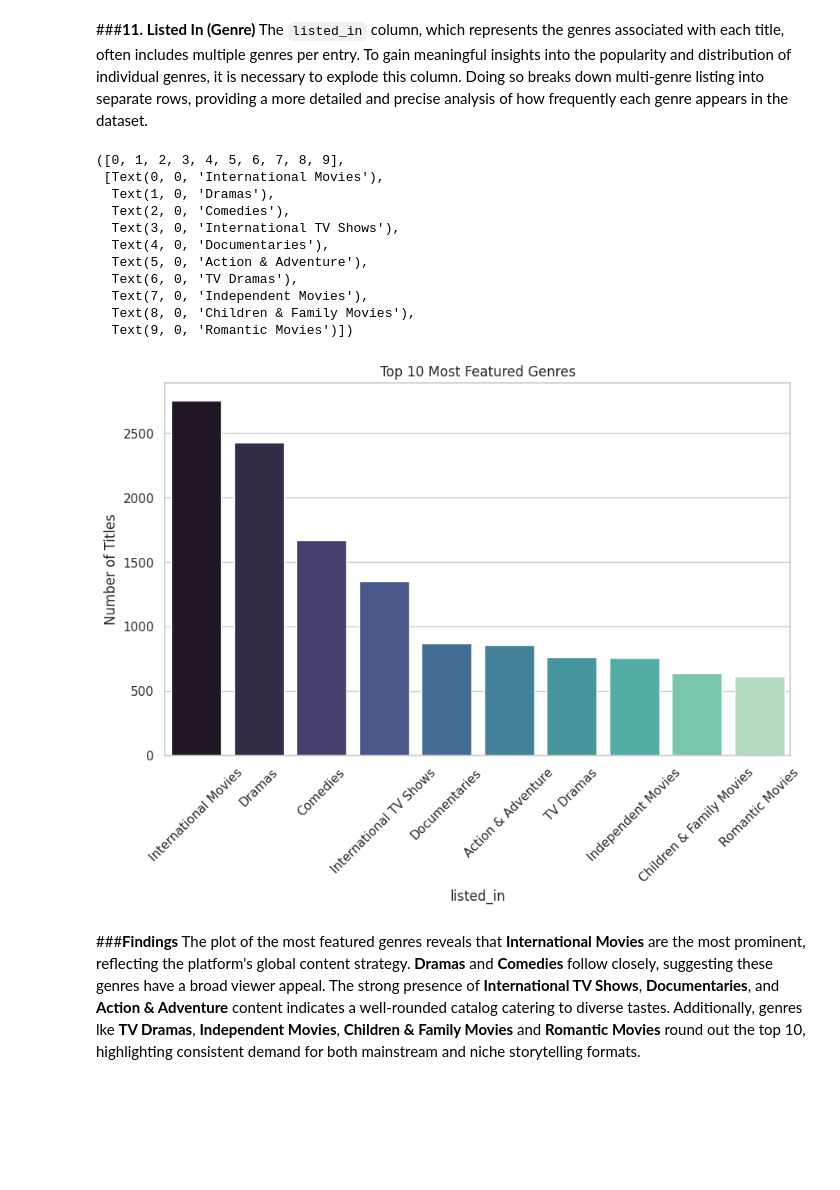
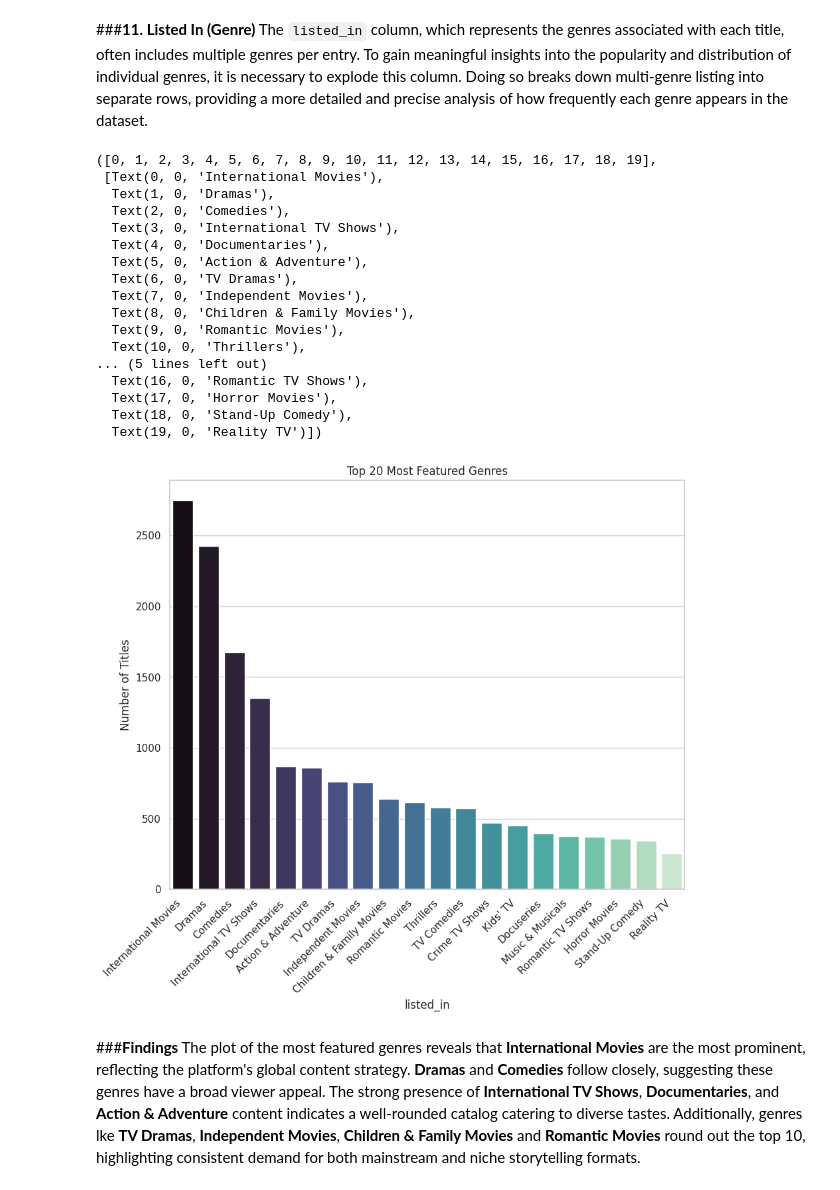
Before and after one commit to StacyChebet/Netflix-EDA, a Jupyter notebook: Netflix_Exploratory_Data_Analysis.ipynb, the cells around one changed output. Drawn from its saved outputs; the diff is of its cells as text; code cells hidden in the pictures; blank space fills up the shorter version.

```diff
--- a/Netflix_Exploratory_Data_Analysis.ipynb
+++ b/Netflix_Exploratory_Data_Analysis.ipynb
@@ -717,41 +736,47 @@ The `listed_in` column, which represents the genres associated with each title,
 # %%
 #Making a copy of the original df
 df_exploded_listed_in = df.copy()
 
 #Filtering out rows where listed_in is 'Unknown'
 df_exploded_listed_in = df_exploded_listed_in[df_exploded_listed_in['listed_in'].str.strip().str.lower() != 'unknown']
 
 #Splitting 'listed_in'by comma, handling NaNs
 df_exploded_listed_in['listed_in'] = df_exploded_listed_in['listed_in'].dropna().str.split(', ')
 
 #Exploding listed_in
 listed_in_exploded = df_exploded_listed_in.explode('listed_in')
 
-#Getting the top 10 most frequent listed_in members
-top_10_listed_in = listed_in_exploded['listed_in'].value_counts().head(10)
+#Getting the top 20 most frequent listed_in members
+top_20_listed_in = listed_in_exploded['listed_in'].value_counts().head(20)
 
 #Converting the series to a DataFrame for plotting
-top_10_listed_in_df = top_10_listed_in.reset_index()
-top_10_listed_in_df.columns = ['listed_in', 'Number of Titles']
+top_20_listed_in_df = top_20_listed_in.reset_index()
+top_20_listed_in_df.columns = ['listed_in', 'Number of Titles']
 
 #Creating a bar plot
-plt.figure(figsize=(10,6))
-sns.barplot(x='listed_in', y='Number of Titles', hue='listed_in', data=top_10_listed_in_df, palette='mako')
-plt.title('Top 10 Most Featured Genres')
-plt.xticks(rotation=45)
+plt.figure(figsize=(10,8))
+sns.barplot(x='listed_in', y='Number of Titles', hue='listed_in', data=top_20_listed_in_df, palette='mako')
+plt.title('Top 20 Most Featured Genres')
+plt.xticks(rotation=45, ha='right')
 # %% [output]
-([0, 1, 2, 3, 4, 5, 6, 7, 8, 9],
+([0, 1, 2, 3, 4, 5, 6, 7, 8, 9, 10, 11, 12, 13, 14, 15, 16, 17, 18, 19],
  [Text(0, 0, 'International Movies'),
   Text(1, 0, 'Dramas'),
   Text(2, 0, 'Comedies'),
   Text(3, 0, 'International TV Shows'),
   Text(4, 0, 'Documentaries'),
   Text(5, 0, 'Action & Adventure'),
   Text(6, 0, 'TV Dramas'),
   Text(7, 0, 'Independent Movies'),
   Text(8, 0, 'Children & Family Movies'),
-  Text(9, 0, 'Romantic Movies')])
+  Text(9, 0, 'Romantic Movies'),
+  Text(10, 0, 'Thrillers'),
+... (5 lines left out)
+  Text(16, 0, 'Romantic TV Shows'),
+  Text(17, 0, 'Horror Movies'),
+  Text(18, 0, 'Stand-Up Comedy'),
+  Text(19, 0, 'Reality TV')])
-[figure, old version]
+[figure, new version]
 # %% [markdown]
 ###**Findings**
 The plot of the most featured genres reveals that **International Movies** are the most prominent, reflecting the platform's global content strategy. **Dramas** and **Comedies** follow closely, suggesting these genres have a broad viewer appeal. The strong presence of **International TV Shows**, **Documentaries**, and **Action & Adventure** content indicates a well-rounded catalog catering to diverse tastes. Additionally, genres lke **TV Dramas**, **Independent Movies**, **Children & Family Movies** and **Romantic Movies** round out the top 10, highlighting consistent demand for both mainstream and niche storytelling formats.
```
Also changed, not shown: parts of 35 cells of this notebook.
